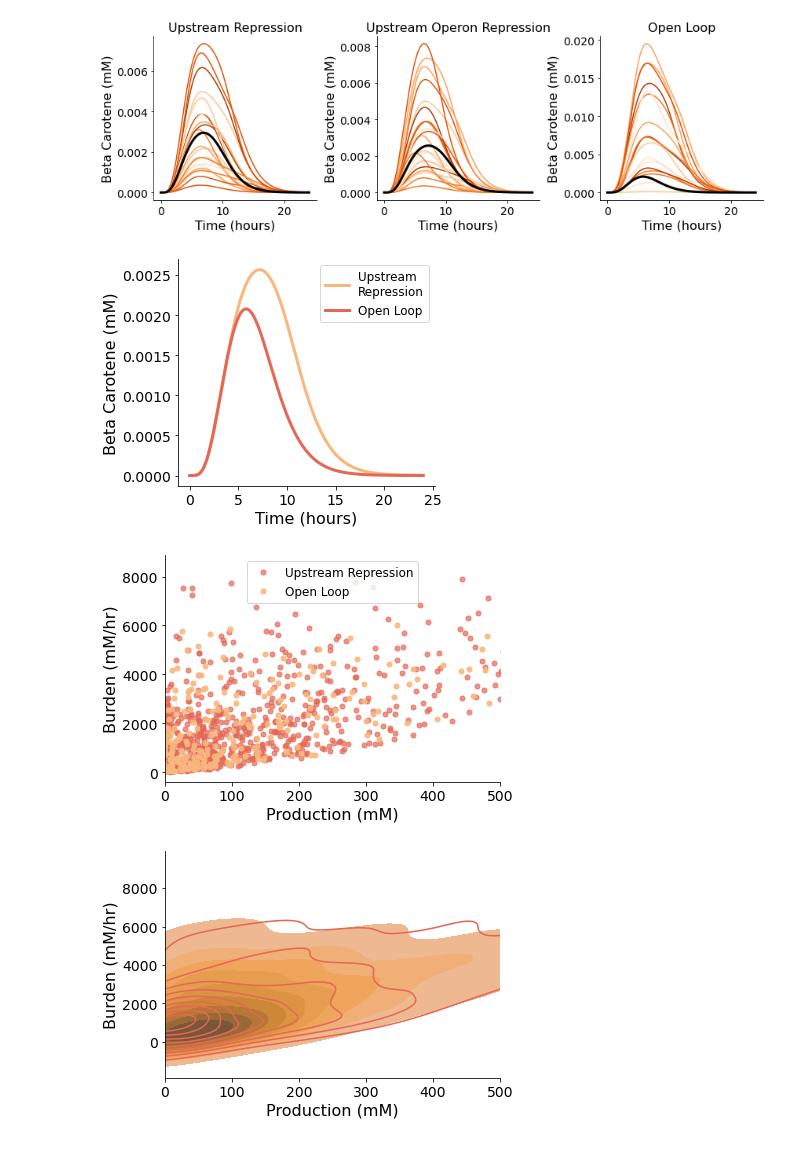
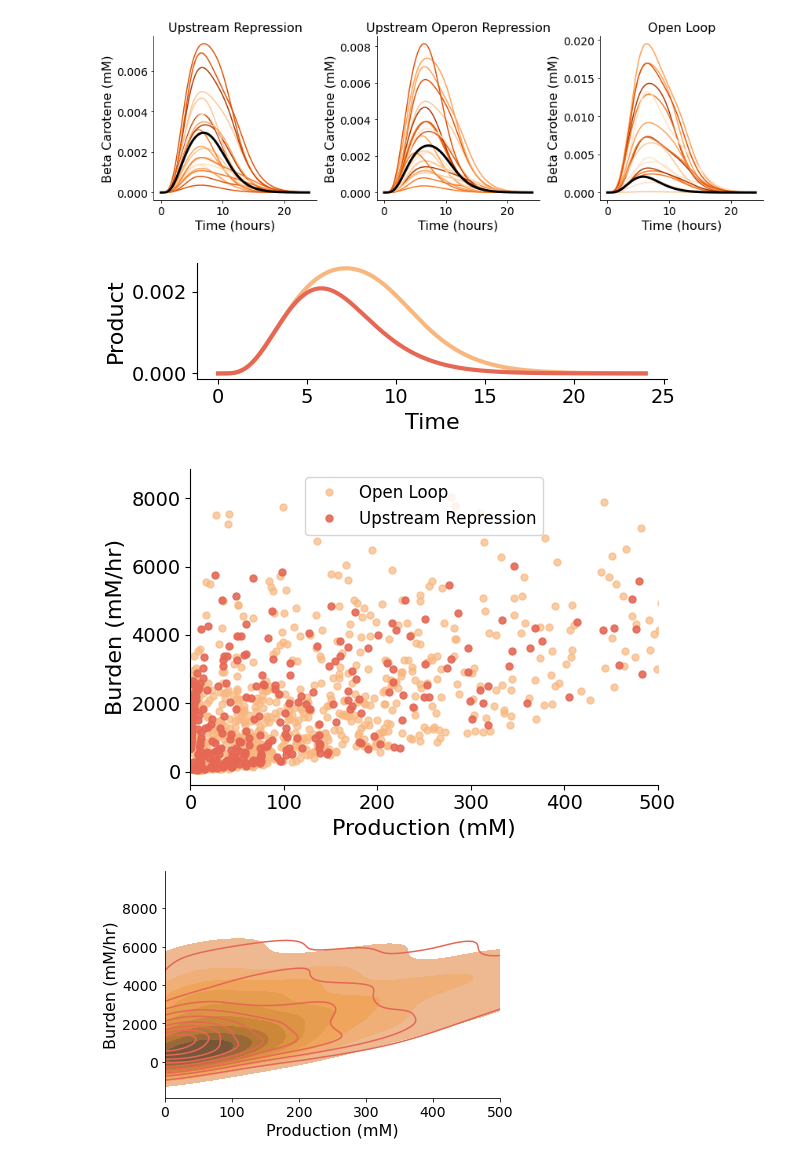
Before and after one commit to cjmerzbacher/joint-simulator, a Jupyter notebook: beta_carotene/bcar_viz.ipynb, the cells around one changed output. Drawn from its saved outputs; the diff is of its cells as text; code cells hidden in the pictures.

Commit message:
figure creation

```diff
--- a/beta_carotene/bcar_viz.ipynb
+++ b/beta_carotene/bcar_viz.ipynb
@@ -458,35 +453,36 @@ fig.tight_layout()
 # %%
 ###FIGURE: Median product curves with confidence intervals
 palette = cmaps.matter.discrete(14).colors
 
 linewidth = 3
 axislabelsize=16
 axistickssize=14
 legendsize=12
 titlesize = 16
-fig, axs = plt.subplots(1, 1, figsize=(5, 4))
+fig, axs = plt.subplots(1, 1, figsize=(6, 2))
 
 ax = axs
 ax.tick_params(axis='y', labelsize=axistickssize)
 ax.tick_params(axis='x', labelsize=axistickssize)
 for axis in ['top','right']:
     ax.spines[axis].set_linewidth(0)
-ax.set_xlabel('Time (hours)', fontsize=axislabelsize)
-ax.set_ylabel('Beta Carotene (mM)', fontsize=axislabelsize)
+ax.set_xlabel('Time', fontsize=axislabelsize)
+ax.set_ylabel('Product', fontsize=axislabelsize)
 # for w in selected_trajectories_ode_op.W.unique():
 #     ode_data = selected_trajectories_ode_op.loc[selected_trajectories_ode_op.W == w]
 #     ax.plot(ode_data.time, ode_data.bcar, color=palette[4], alpha=0.5)
 ax.plot(med_ode_op.time, med_ode_op.bcar, color=palette[2], lw=3, label='Upstream\nRepression')
 
 # for w in selected_trajectories_ode_nc.W.unique():
 #     ode_data = selected_trajectories_ode_nc.loc[selected_trajectories_ode_nc.W == w]
 #     ax.plot(ode_data.time, ode_data.bcar, color=palette[8], alpha=0.5)
 ax.plot(med_ode_nc.time, med_ode_nc.bcar, color=palette[5], lw=3, label='Open Loop')
-ax.legend(fontsize=legendsize)
+#ax.legend(fontsize=legendsize)
 fig.tight_layout()
-#if save_figs: fig.savefig('../figs/fatty_acid_pareto_curve.png', dpi=500)
+#if save_figs:
+fig.savefig('../figs/bcar_product_curve.png', dpi=500)
 # %% [output]
-[figure, old version]
+[figure, new version]
 # %%
 ###FIGURE: Burden vs. production
 palette = cmaps.matter.discrete(14).colors
@@ -506,13 +502,14 @@ ax.tick_params(axis='x', labelsize=axistickssize)
 for axis in ['top','right']:
     ax.spines[axis].set_linewidth(0)
 ax.set_xlim([0, 500])
-ax.plot(sum_nc_feas.bcar_tot, sum_nc_feas.burden, '.', c=palette[5], ms=10, alpha=0.7, label='Upstream Repression')
+ax.plot(sum_nc.bcar_tot, sum_nc.burden, '.', c=palette[2], ms=10, alpha=0.7, label='Open Loop')
 #ax.plot(sum_ur_feas.bcar_tot, sum_ur_feas.burden, '.', c='black', ms=10, alpha=0.5)
-ax.plot(sum_op_feas.bcar_tot, sum_op_feas.burden, '.', c=palette[2], ms=10, alpha=0.9, label='Open Loop')
+ax.plot(sum_op.bcar_tot, sum_op.burden, '.', c=palette[5], ms=10, alpha=0.9, label='Upstream Repression')
 ax.legend(fontsize=legendsize)
 fig.tight_layout()
+fig.savefig('../figs/bcar_burden_scatter.png', dpi=500)
 # %% [output]
-[figure, old version]
+[figure, new version]
 # %%
 ###KDE plot of scatter
 
```
Also changed, not shown: parts of 21 cells of this notebook, 10 other files.
